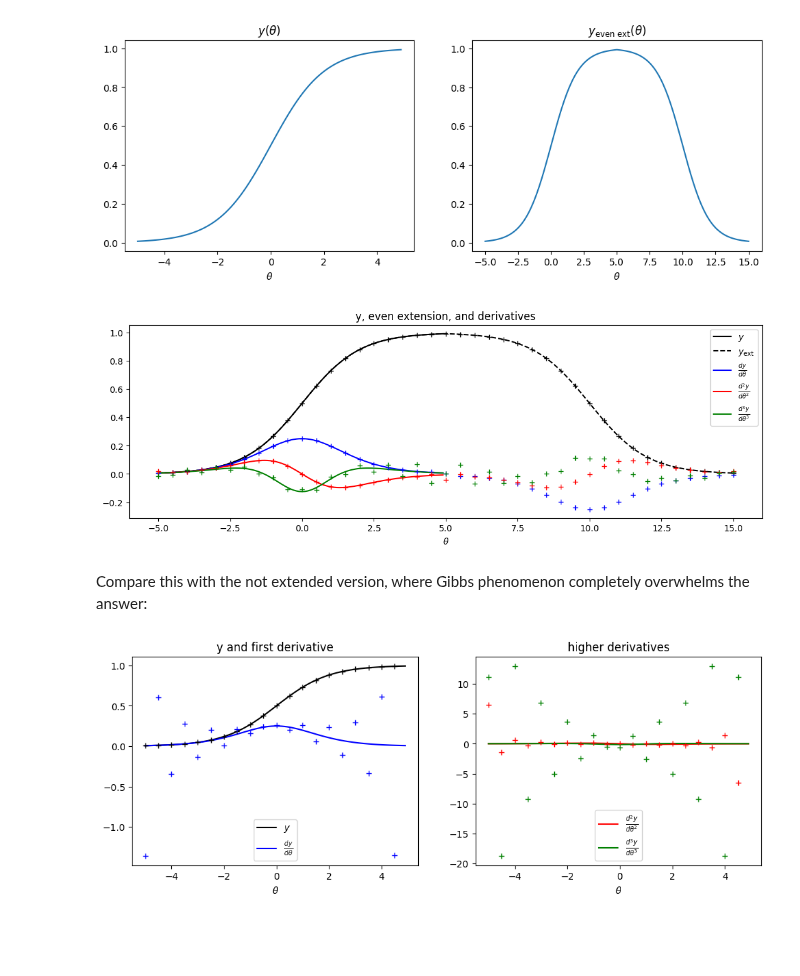
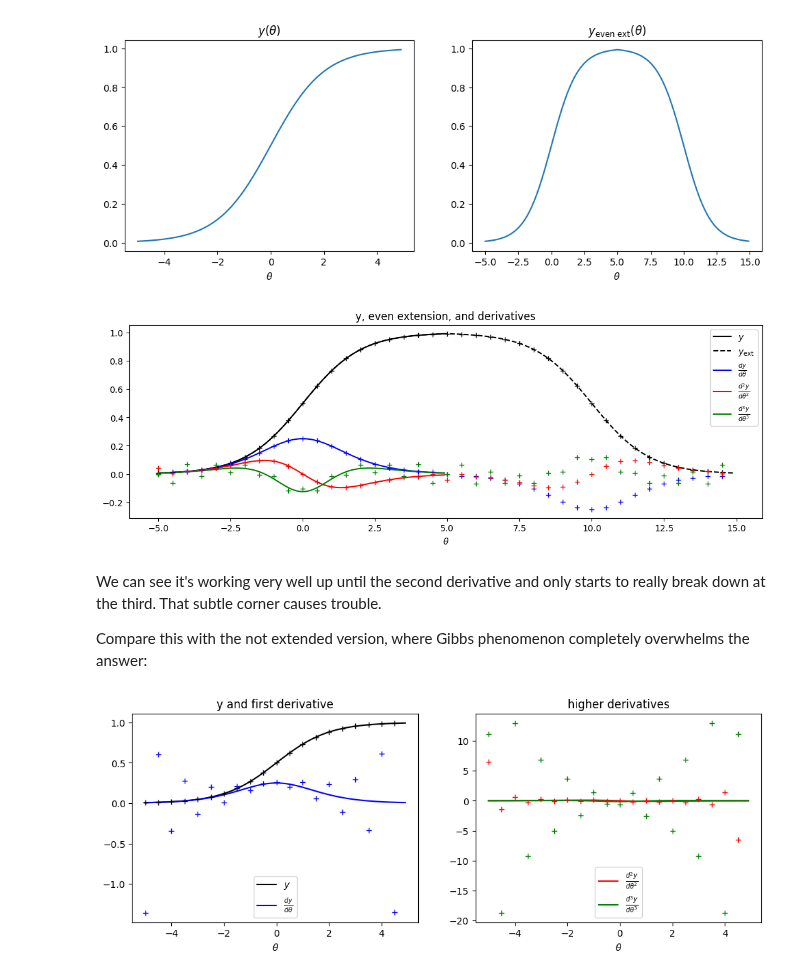
Before and after one commit to pavelkomarov/spectral-derivatives, a Jupyter notebook: notebooks/fourier_periodic_extensions.ipynb, the cells around one changed output. Cells and saved outputs as stored; diff of their text form; code cells hidden in the pictures; blank space fills up the shorter version.

Commit message:
improved periodic extension notebook to cover case where using both even and odd extensions is helpful

```diff
--- a/notebooks/fourier_periodic_extensions.ipynb
+++ b/notebooks/fourier_periodic_extensions.ipynb
@@ -72,12 +72,12 @@ a = -5
 b = -a
 
 th_n = np.linspace(a, b, M, endpoint=False)
-th_n_ext = np.linspace(a, b + (b-a), 2*M + 1, endpoint=True) # [a, b) + [b] + (b, a] = 2M+1 points
+th_n_ext = np.linspace(a, b + (b-a), 2*M, endpoint=False) # [a, b) + [b, a) = 2M points
 th = np.linspace(a, b, 100, endpoint=False) # A denser set of points over the domain, for plotting
-th_ext = np.linspace(a, b + (b-a), 201, endpoint=True)
+th_ext = np.linspace(a, b + (b-a), 200, endpoint=False)
 # %%
 y = 1/(1 + np.exp(-th))
-y_ext = np.concatenate((y, [1/(1 + np.exp(-b))], y[::-1])) # periodically extend the function by tacking on its reversal, with y(b) between
+y_ext = np.concatenate((y, [1/(1 + np.exp(-b))], y[:0:-1])) # periodically extend the function by tacking on its reversal, with y(b) between
 
 fig, axes = pyplot.subplots(1, 2, figsize=(12,4))
 axes[0].plot(th, y)
@@ -91,32 +91,34 @@ axes[1].set_xlabel(r"$\theta$");
 # %%
 dy = np.exp(-th) / (1 + np.exp(-th))**2 # analytic derivatives
 d2y = 2*np.exp(-2*th) / (1 + np.exp(-th))**3 - np.exp(-th) / (1 + np.exp(-th))**2
 d3y = np.exp(-th) / (1 + np.exp(-th))**2 - 6*np.exp(-2*th) / (1 + np.exp(-th))**3 + 6*np.exp(-3*th) / (1 + np.exp(-th))**4
 
 pyplot.figure(figsize=(13,4))
 pyplot.plot(th, y, 'k', label=r"$y$")
 pyplot.plot(th_ext, y_ext, 'k--', label=r"$y_{\text{ext}}$")
 pyplot.plot(th, dy, 'b', label=r"$\frac{dy}{d\theta}$")
 pyplot.plot(th, d2y, 'r', label=r"$\frac{d^2y}{d\theta^2}$")
 pyplot.plot(th, d3y, 'g', label=r"$\frac{d^3y}{d\theta^3}$")
 pyplot.title("y, even extension, and derivatives")
 pyplot.xlabel(r'$\theta$')
 pyplot.legend()
 
 # sampled function and computed derivatives
 y_n = 1/(1 + np.exp(-th_n))
-y_n_ext = np.concatenate((y_n, [1/(1 + np.exp(-b))], y_n[::-1]))
+y_n_ext = np.concatenate((y_n, [1/(1 + np.exp(-b))], y_n[:0:-1]))
 dy_n_ext = fourier_deriv(y_n_ext, th_n_ext, 1)
 d2y_n_ext = fourier_deriv(y_n_ext, th_n_ext, 2)
 d3y_n_ext = fourier_deriv(y_n_ext, th_n_ext, 3)
 
 pyplot.plot(th_n_ext, y_n_ext, 'k+')
 pyplot.plot(th_n_ext, dy_n_ext, 'b+')
 pyplot.plot(th_n_ext, d2y_n_ext, 'r+')
 pyplot.plot(th_n_ext, d3y_n_ext, 'g+');
 # %% [output]
-[figure, old version]
+[figure, new version]
 # %% [markdown]
+We can see it's working very well up until the second derivative and only starts to really break down at the third. That subtle corner causes trouble.
+
 Compare this with the not extended version, where Gibbs phenomenon completely overwhelms the answer:
 # %%
 fig, axes = pyplot.subplots(1, 2, figsize=(12,4))
```
Also changed, not shown: parts of 6 cells of this notebook, 1 other file.
